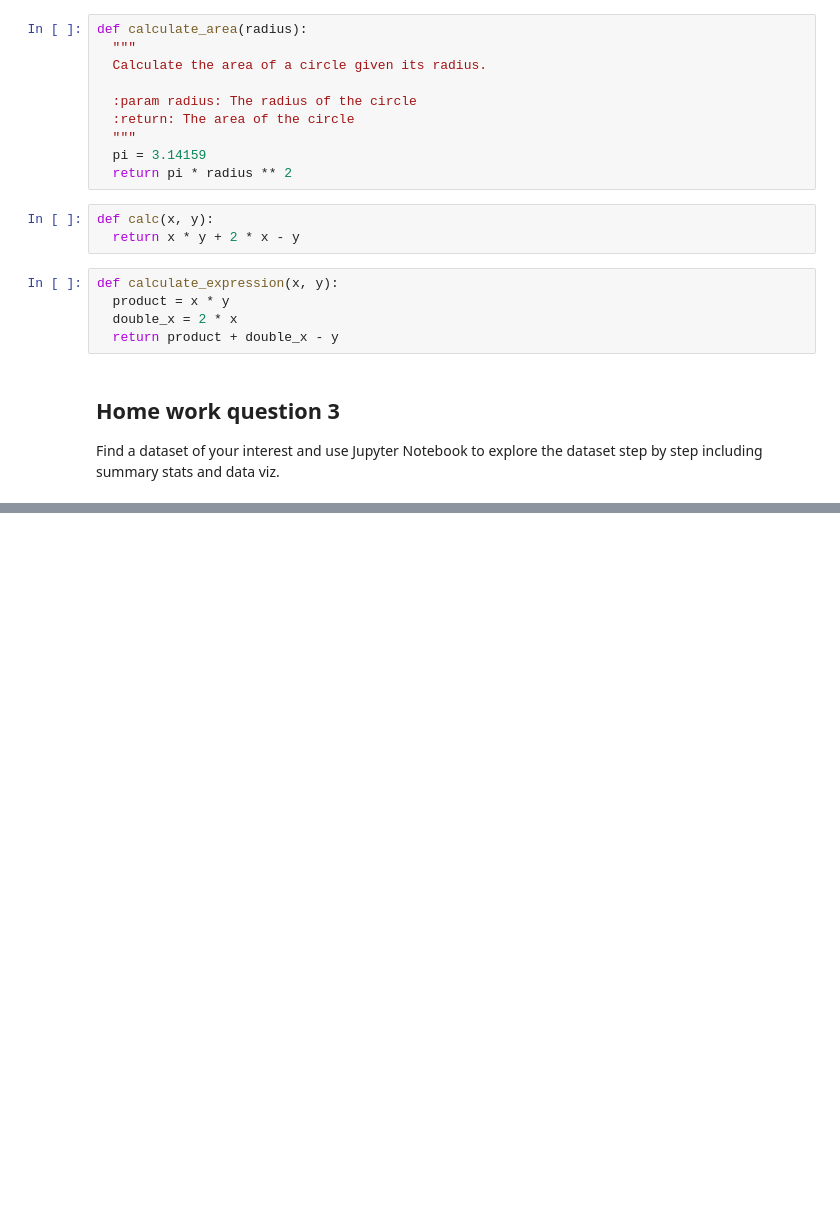
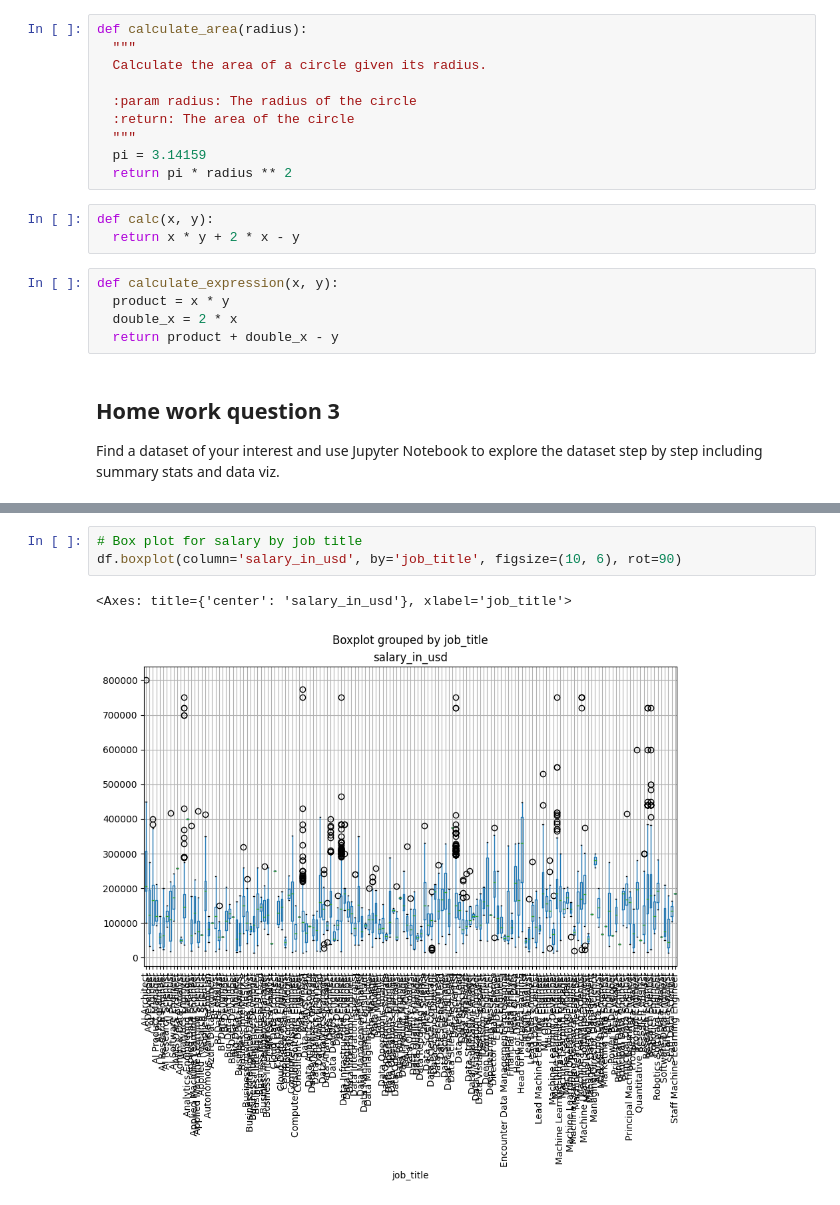
Before and after one commit to mineozcan/UMBC-DATA609-FALL24-WANG, a Jupyter notebook: Assignments/Assignment_8.ipynb, the cells around one changed output, grey strips where cells are left out. Saved outputs shown, nothing was run; the diff lists cells and outputs as text; blank space fills up the shorter version.

```diff
--- a/Assignments/Assignment_8.ipynb
+++ b/Assignments/Assignment_8.ipynb
@@ -731,0 +821,6 @@ Find a dataset of your interest and use Jupyter Notebook to explore the dataset
+# %%
+# Box plot for salary by job title
+df.boxplot(column='salary_in_usd', by='job_title', figsize=(10, 6), rot=90)
+# %% [output]
+<Axes: title={'center': 'salary_in_usd'}, xlabel='job_title'>
+[figure, added]
```
Also changed, not shown: parts of 9 cells of this notebook.
